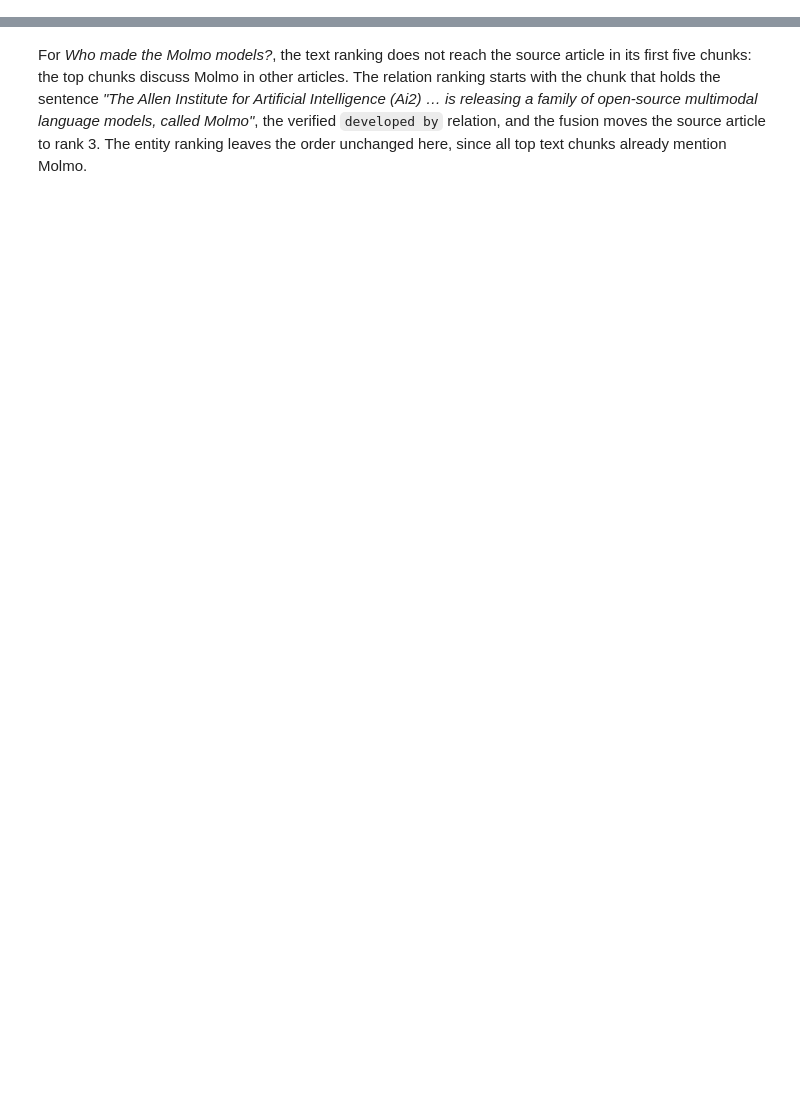
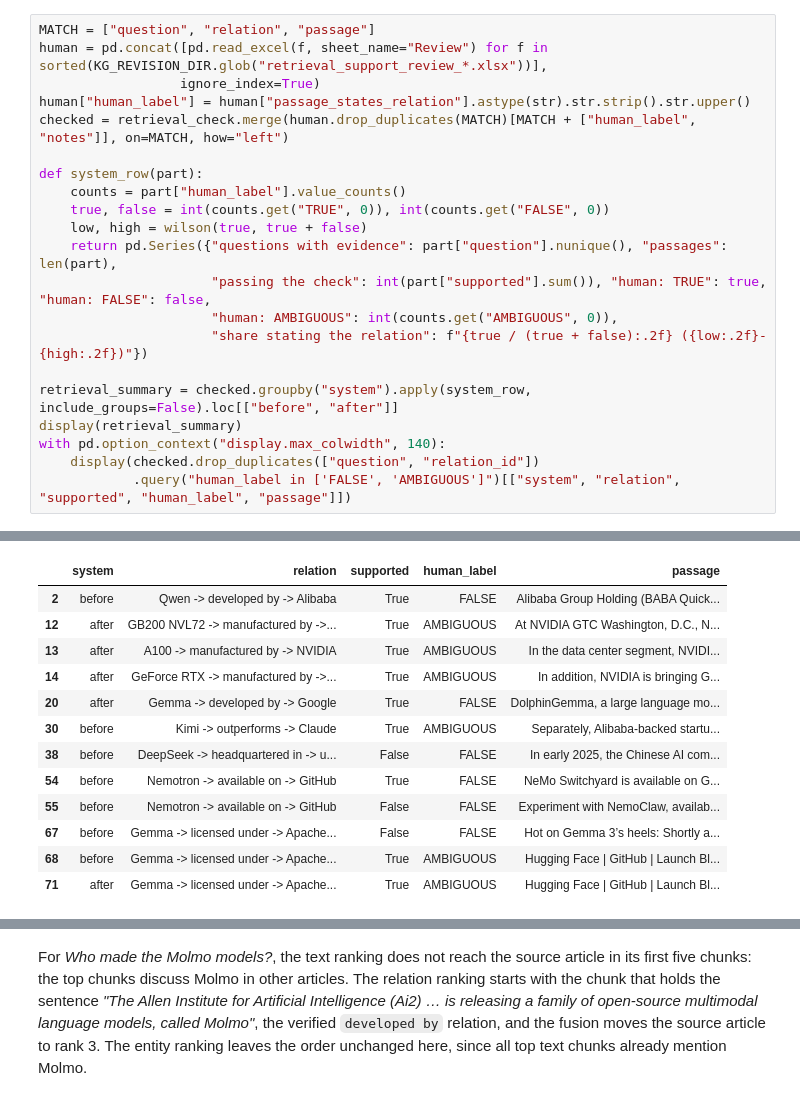
Before and after one commit to jihyeon26/computational-language-technology-hs26, a Jupyter notebook: stage3/work_packages/stage3_wp2_graph_rag.ipynb, the cells around one changed output, grey strips where cells are left out. Drawn from its saved outputs; the diff is of its cells as text; blank space fills up the shorter version.

```diff
--- a/stage3/work_packages/stage3_wp2_graph_rag.ipynb
+++ b/stage3/work_packages/stage3_wp2_graph_rag.ipynb
@@ -90,0 +434,22 @@ Test set: 213 questions | RAG model: qwen3:4b-instruct
+# %%
+MATCH = ["question", "relation", "passage"]
+human = pd.concat([pd.read_excel(f, sheet_name="Review") for f in sorted(KG_REVISION_DIR.glob("retrieval_support_review_*.xlsx"))],
+                  ignore_index=True)
+human["human_label"] = human["passage_states_relation"].astype(str).str.strip().str.upper()
+checked = retrieval_check.merge(human.drop_duplicates(MATCH)[MATCH + ["human_label", "notes"]], on=MATCH, how="left")
+
+def system_row(part):
+    counts = part["human_label"].value_counts()
+    true, false = int(counts.get("TRUE", 0)), int(counts.get("FALSE", 0))
+    low, high = wilson(true, true + false)
+    return pd.Series({"questions with evidence": part["question"].nunique(), "passages": len(part),
+                      "passing the check": int(part["supported"].sum()), "human: TRUE": true, "human: FALSE": false,
+                      "human: AMBIGUOUS": int(counts.get("AMBIGUOUS", 0)),
+                      "share stating the relation": f"{true / (true + false):.2f} ({low:.2f}-{high:.2f})"})
+
+retrieval_summary = checked.groupby("system").apply(system_row, include_groups=False).loc[["before", "after"]]
+display(retrieval_summary)
+with pd.option_context("display.max_colwidth", 140):
+    display(checked.drop_duplicates(["question", "relation_id"])
+            .query("human_label in ['FALSE', 'AMBIGUOUS']")[["system", "relation", "supported", "human_label", "passage"]])
+# %% [output]
@@ -90,0 +460,13 @@ Test set: 213 questions | RAG model: qwen3:4b-instruct
+|  | system | relation | supported | human_label | passage |
+| 2 | before | Qwen -> developed by -> Alibaba | True | FALSE | Alibaba Group Holding (BABA Quick... |
+| 12 | after | GB200 NVL72 -> manufactured by ->... | True | AMBIGUOUS | At NVIDIA GTC Washington, D.C., N... |
+| 13 | after | A100 -> manufactured by -> NVIDIA | True | AMBIGUOUS | In the data center segment, NVIDI... |
+| 14 | after | GeForce RTX -> manufactured by ->... | True | AMBIGUOUS | In addition, NVIDIA is bringing G... |
+| 20 | after | Gemma -> developed by -> Google | True | FALSE | DolphinGemma, a large language mo... |
+| 30 | before | Kimi -> outperforms -> Claude | True | AMBIGUOUS | Separately, Alibaba-backed startu... |
+| 38 | before | DeepSeek -> headquartered in -> u... | False | FALSE | In early 2025, the Chinese AI com... |
+| 54 | before | Nemotron -> available on -> GitHub | True | FALSE | NeMo Switchyard is available on G... |
+| 55 | before | Nemotron -> available on -> GitHub | False | FALSE | Experiment with NemoClaw, availab... |
+| 67 | before | Gemma -> licensed under -> Apache... | False | FALSE | Hot on Gemma 3’s heels: Shortly a... |
+| 68 | before | Gemma -> licensed under -> Apache... | True | AMBIGUOUS | Hugging Face | GitHub | Launch Bl... |
+| 71 | after | Gemma -> licensed under -> Apache... | True | AMBIGUOUS | Hugging Face | GitHub | Launch Bl... |
```
Also changed, not shown: parts of 47 cells of this notebook, 11 other files.
